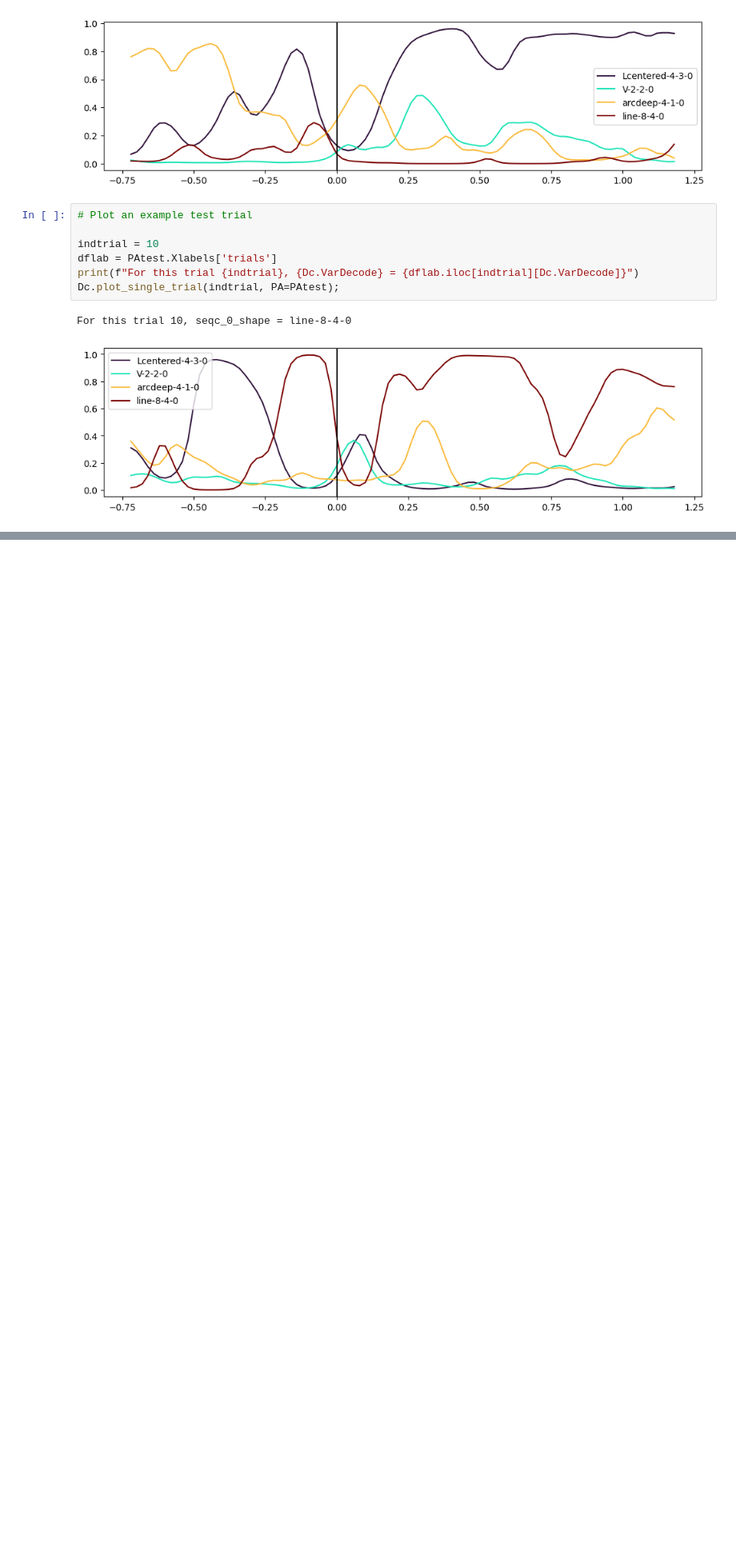
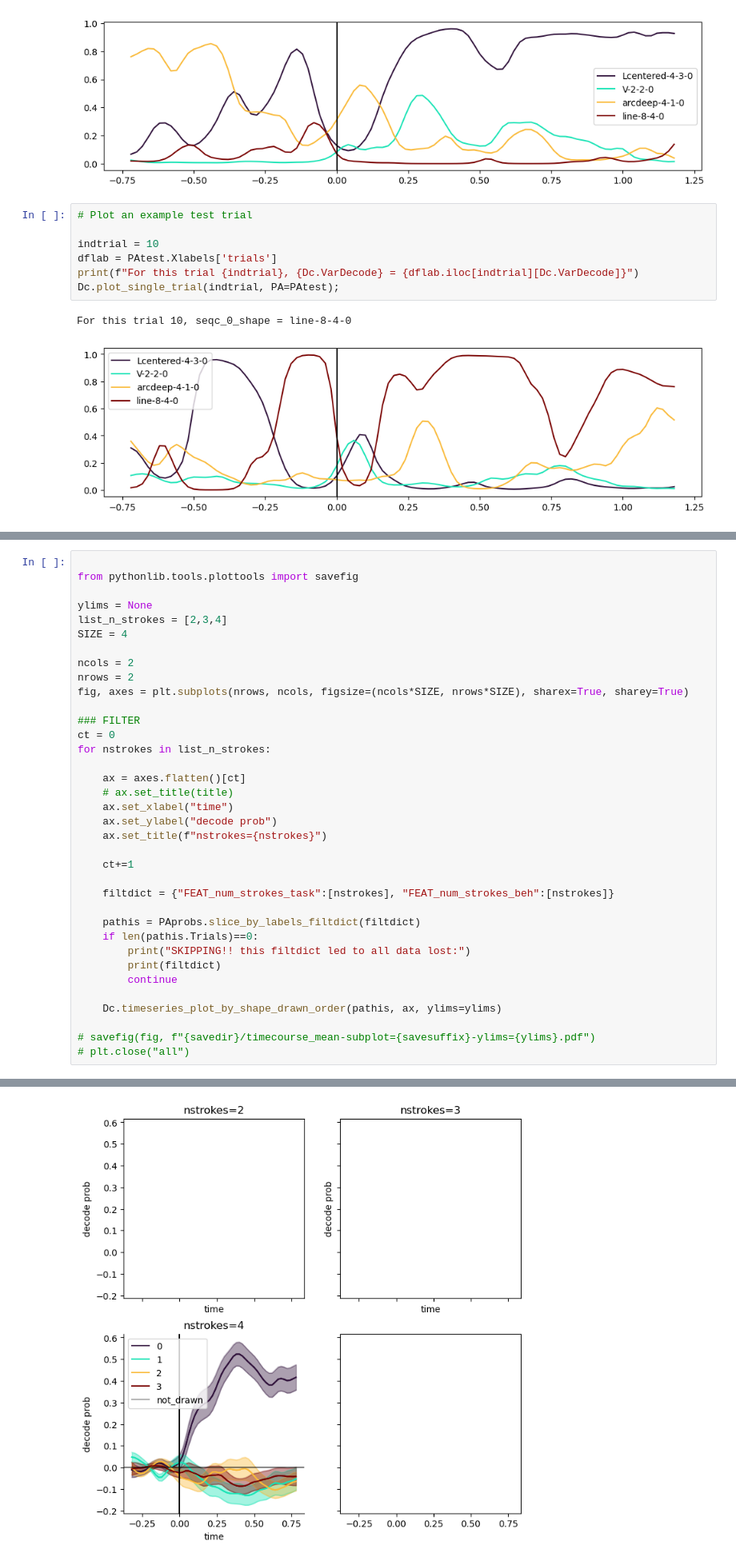
Before and after one commit to lucast4/neuralmonkey, a Jupyter notebook: neuralmonkey/notebooks_tutorials/240702_tutorial_decode_moment.ipynb, the cells around one changed output, grey strips where cells are left out. Shown: that part at 80% size. Drawn from its saved outputs; the diff is of its cells as text; blank space fills up the shorter version.

Commit message:
decode tutorail updated

```diff
--- a/neuralmonkey/notebooks_tutorials/240702_tutorial_decode_moment.ipynb
+++ b/neuralmonkey/notebooks_tutorials/240702_tutorial_decode_moment.ipynb
@@ -367,0 +404,37 @@ For this trial 10, seqc_0_shape = line-8-4-0
+# %%
+
+from pythonlib.tools.plottools import savefig
+
+ylims = None
+list_n_strokes = [2,3,4]
+SIZE = 4
+
+ncols = 2
+nrows = 2
+fig, axes = plt.subplots(nrows, ncols, figsize=(ncols*SIZE, nrows*SIZE), sharex=True, sharey=True)
+
+### FILTER
+ct = 0
+for nstrokes in list_n_strokes:
+
+    ax = axes.flatten()[ct]
+    # ax.set_title(title)
+    ax.set_xlabel("time")
+    ax.set_ylabel("decode prob")
+    ax.set_title(f"nstrokes={nstrokes}")
+
+    ct+=1
+
+    filtdict = {"FEAT_num_strokes_task":[nstrokes], "FEAT_num_strokes_beh":[nstrokes]}
+
+    pathis = PAprobs.slice_by_labels_filtdict(filtdict)
+    if len(pathis.Trials)==0:
+        print("SKIPPING!! this filtdict led to all data lost:")
+        print(filtdict)
+        continue
+
+    Dc.timeseries_plot_by_shape_drawn_order(pathis, ax, ylims=ylims)
+
+# savefig(fig, f"{savedir}/timecourse_mean-subplot={savesuffix}-ylims={ylims}.pdf")
+# plt.close("all")
+# %% [output]
@@ -367,0 +446 @@ For this trial 10, seqc_0_shape = line-8-4-0
+[figure, added]
```
Also changed, not shown: parts of 7 cells of this notebook.
